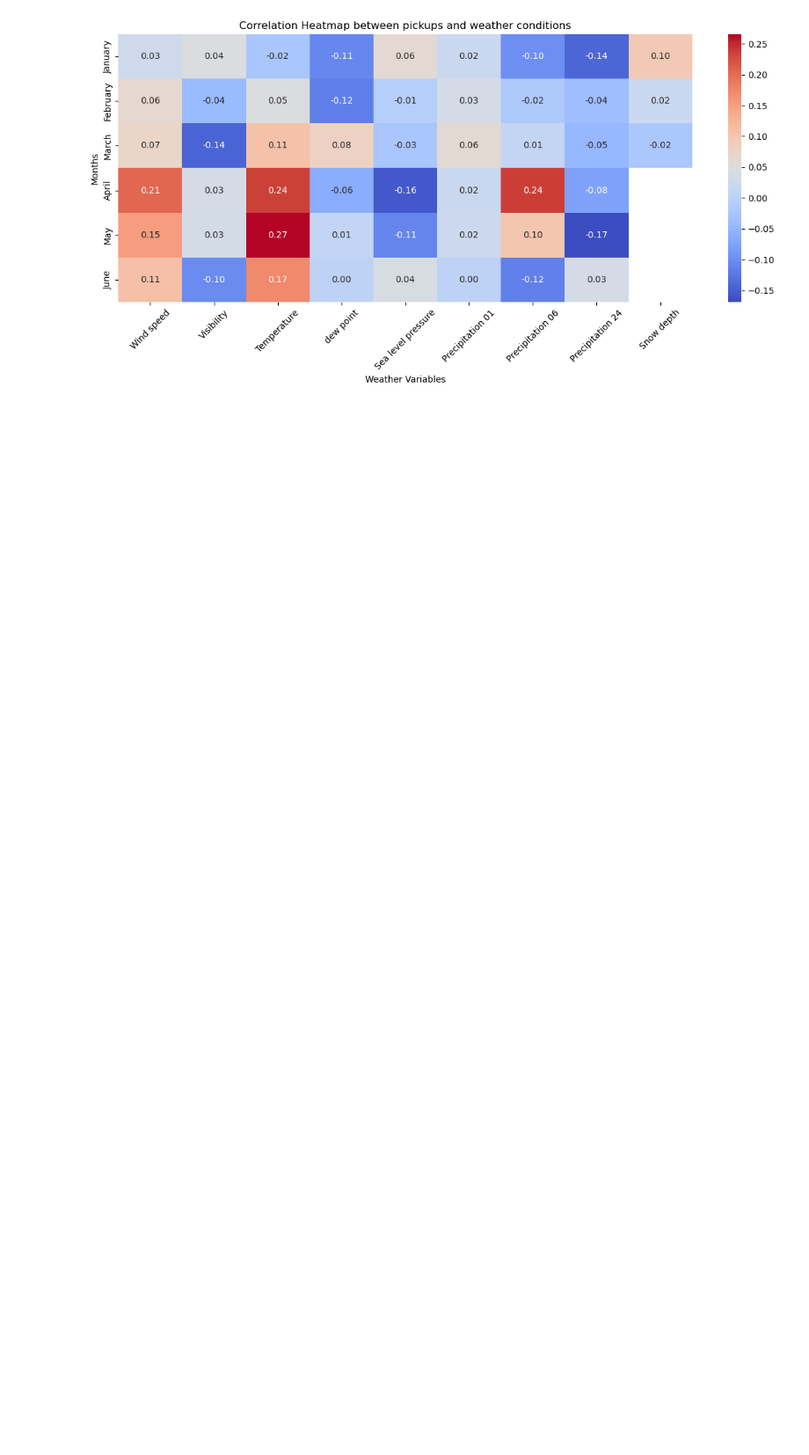
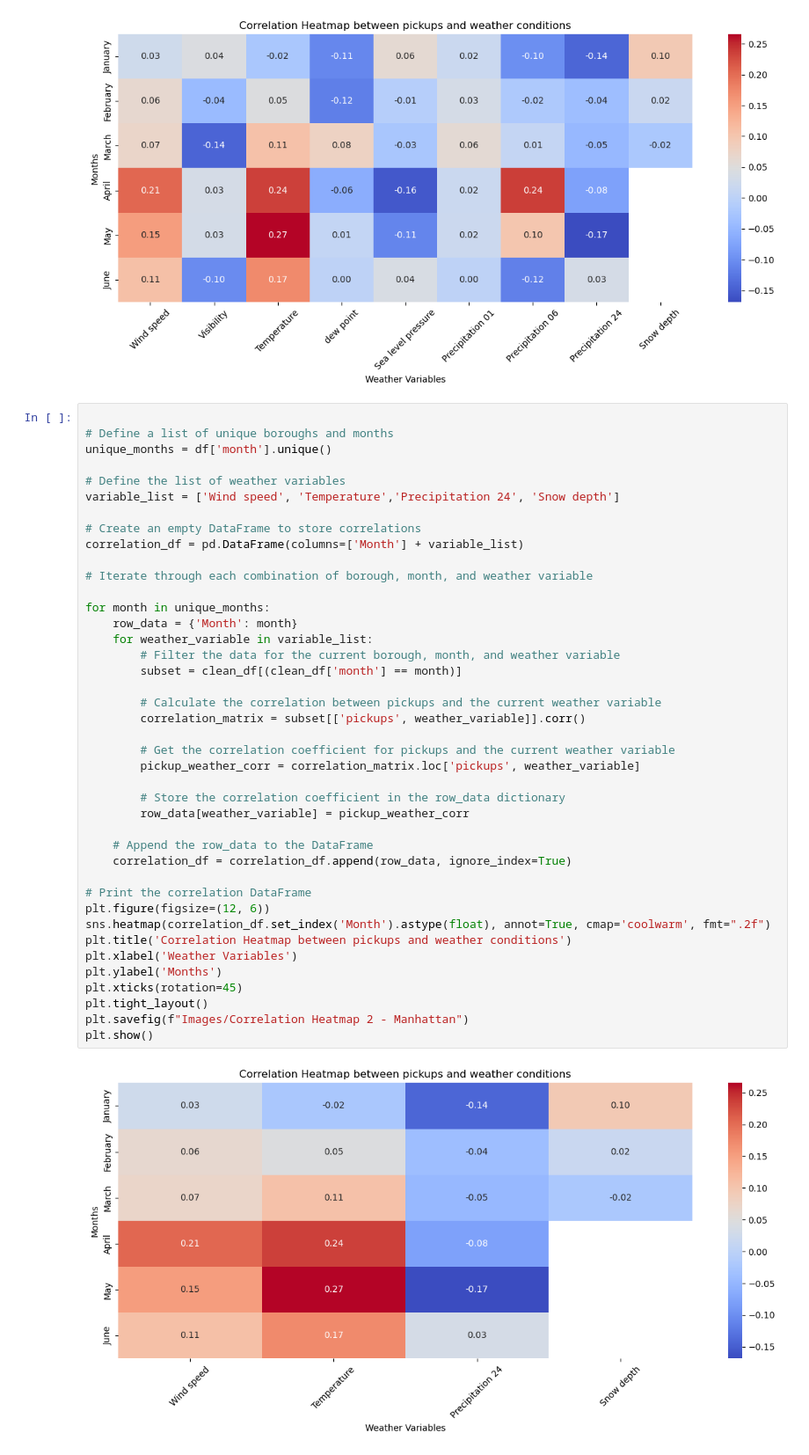
Before and after one commit to Jherza-X/Project1-Group9, a Jupyter notebook: Uber-Weather-Project/project-1 - Question 4 Manhattan.ipynb, the cells around one changed output. Shown at 88% size. Cells and saved outputs as stored; diff of their text form; blank space fills up the shorter version.

```diff
--- a/Uber-Weather-Project/project-1 - Question 4 Manhattan.ipynb
+++ b/Uber-Weather-Project/project-1 - Question 4 Manhattan.ipynb
@@ -356,3 +392,46 @@ plt.savefig(f"Images/Correlation Heatmap - Manhattan")
 plt.show()
 # %% [output]
 [figure]
+# %%
+
+# Define a list of unique boroughs and months
+unique_months = df['month'].unique()
+
+# Define the list of weather variables
+variable_list = ['Wind speed', 'Temperature','Precipitation 24', 'Snow depth']
+
+# Create an empty DataFrame to store correlations
+correlation_df = pd.DataFrame(columns=['Month'] + variable_list)
+
+# Iterate through each combination of borough, month, and weather variable
+
+for month in unique_months:
+    row_data = {'Month': month}
+    for weather_variable in variable_list:
+        # Filter the data for the current borough, month, and weather variable
+        subset = clean_df[(clean_df['month'] == month)]
+
+        # Calculate the correlation between pickups and the current weather variable
+        correlation_matrix = subset[['pickups', weather_variable]].corr()
+
+        # Get the correlation coefficient for pickups and the current weather variable
+        pickup_weather_corr = correlation_matrix.loc['pickups', weather_variable]
+
+        # Store the correlation coefficient in the row_data dictionary
+        row_data[weather_variable] = pickup_weather_corr
+
+    # Append the row_data to the DataFrame
+    correlation_df = correlation_df.append(row_data, ignore_index=True)
+
+# Print the correlation DataFrame
+plt.figure(figsize=(12, 6))
+sns.heatmap(correlation_df.set_index('Month').astype(float), annot=True, cmap='coolwarm', fmt=".2f")
+plt.title('Correlation Heatmap between pickups and weather conditions')
+plt.xlabel('Weather Variables')
+plt.ylabel('Months')
+plt.xticks(rotation=45)
+plt.tight_layout()
+plt.savefig(f"Images/Correlation Heatmap 2 - Manhattan")
+plt.show()
+# %% [output]
+[figure, added]
```
Also changed, not shown: parts of 1 cell of this notebook, 1 other file.
